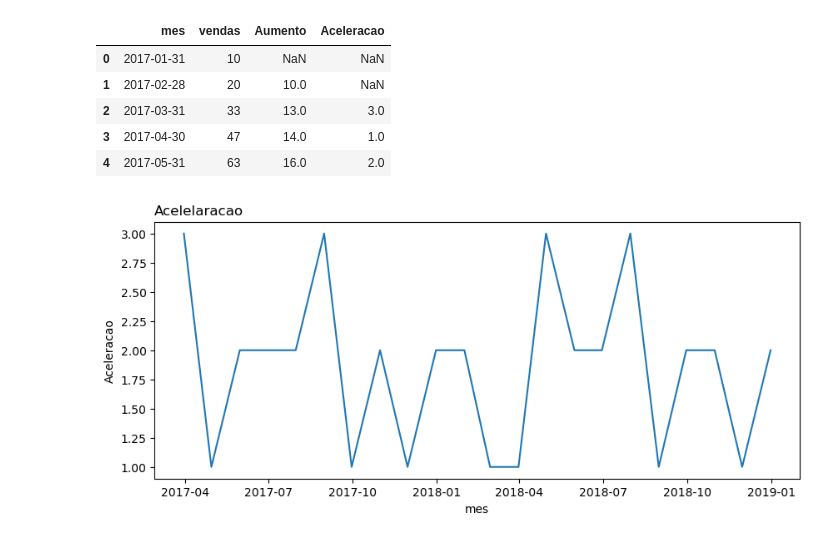
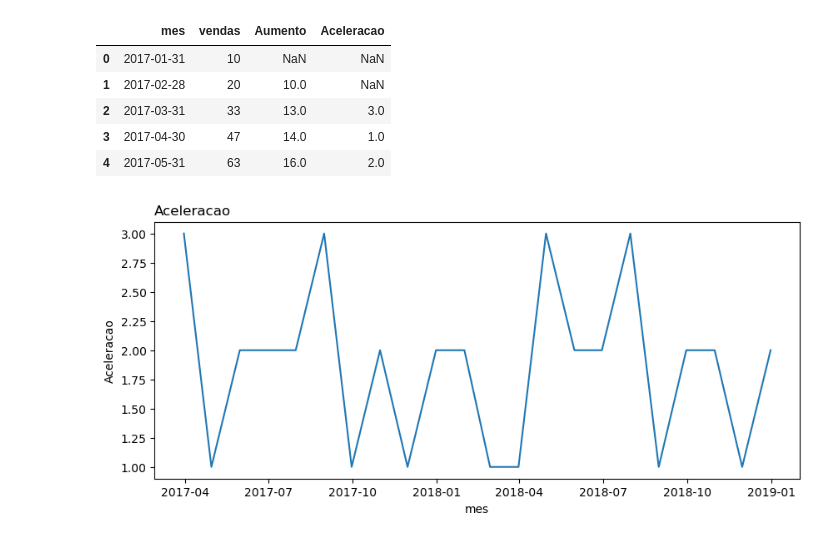
Before and after one commit to emersonsantosgithub/estudos-gerais, a Jupyter notebook: time-series/material curso - Time Series/projeto.ipynb, the cells around one changed output. Cells and saved outputs as stored; diff of their text form; code cells hidden in the pictures.

```diff
--- a/time-series/material curso - Time Series/projeto.ipynb
+++ b/time-series/material curso - Time Series/projeto.ipynb
@@ -38,7 +38,7 @@ alucar.head(5)
 | 3 | 2017-04-30 | 47 | 14.0 | 1.0 |
 | 4 | 2017-05-31 | 63 | 16.0 | 2.0 |
 # %%
-plotagem(dataset=alucar, eixo_x='mes', eixo_y='Aceleracao', titulo="Acelelaracao")
+plotagem(dataset=alucar, eixo_x='mes', eixo_y='Aceleracao', titulo="Aceleracao")
 # %% [output]
-[figure, old version]
+[figure, new version]
 # %%
```
Also changed, not shown: parts of 1 cell of this notebook.
